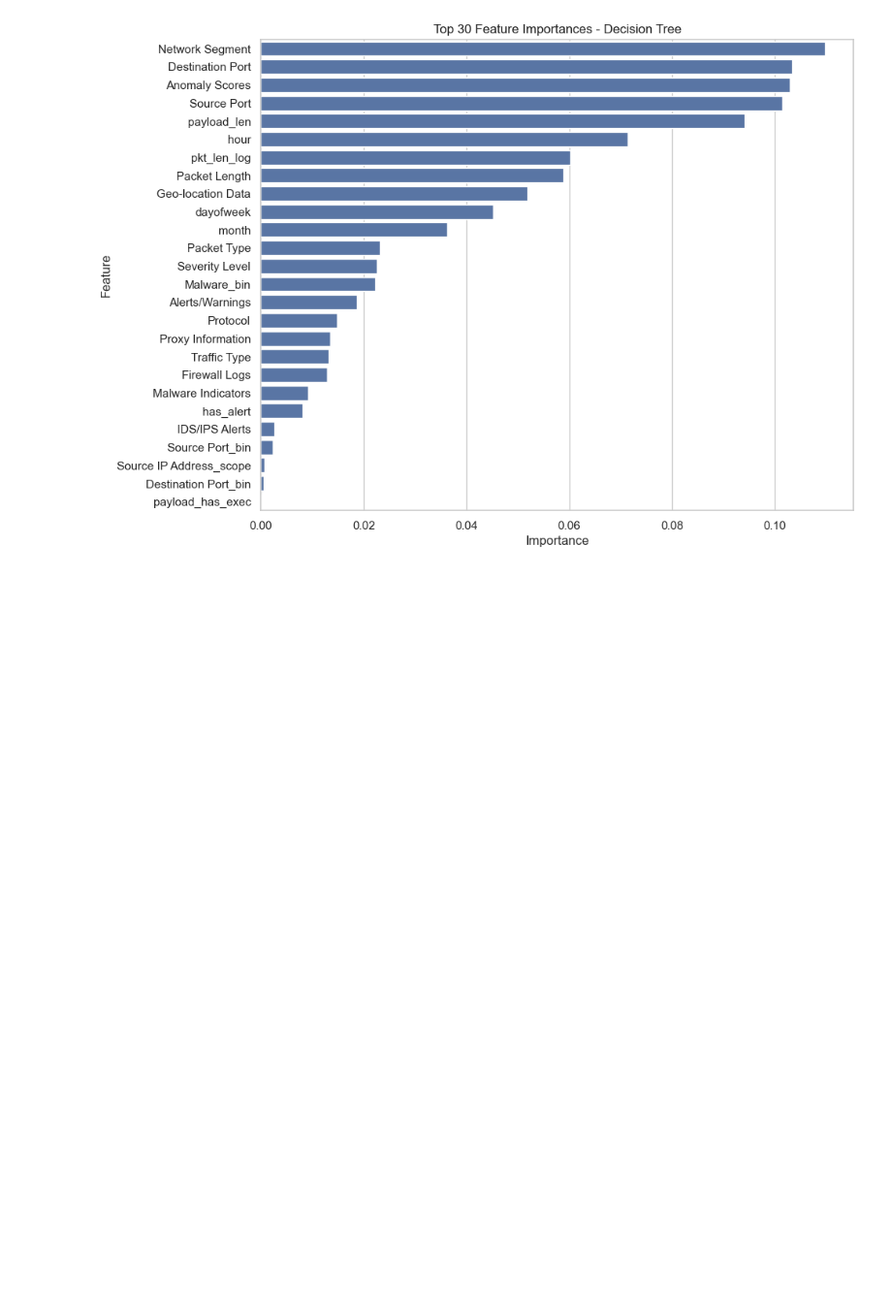
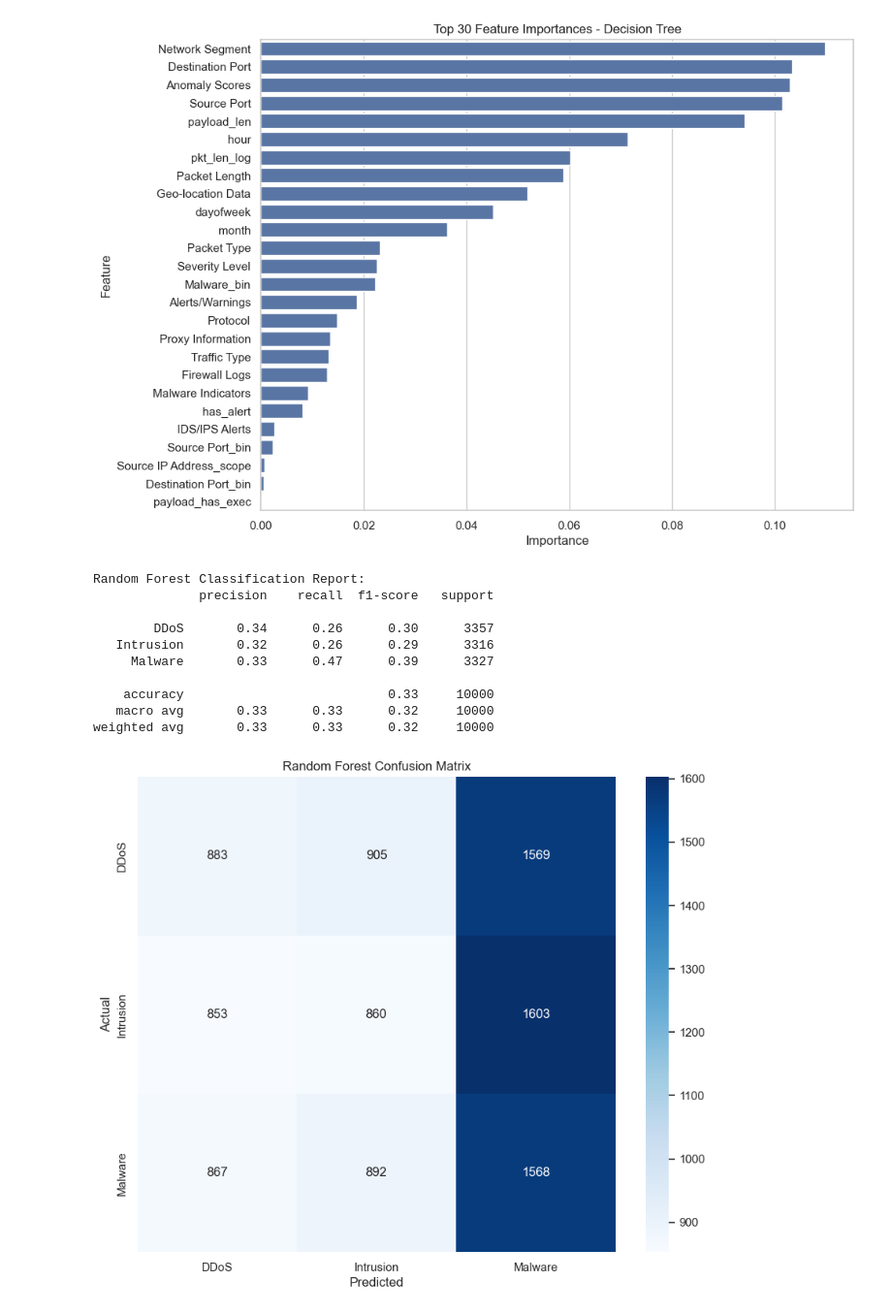
Before and after one commit to wizboltez/AnalyticaX, a Jupyter notebook: analyticaX.ipynb, the cells around one changed output. Shown at 97% size. Drawn from its saved outputs; the diff is of its cells as text; code cells hidden in the pictures; blank space fills up the shorter version.

```diff
--- a/analyticaX.ipynb
+++ b/analyticaX.ipynb
@@ -431,3 +431,81 @@ Decision Tree Classification Report:
 weighted avg       0.33      0.33      0.33     10000
 [figure]
 [figure]
+# %%
+# ---------------------------- Random Forest Classifier ----------------------------
+
+from sklearn.ensemble import RandomForestClassifier
+from imblearn.pipeline import Pipeline as ImbPipeline
+from imblearn.over_sampling import SMOTE
+from sklearn.metrics import classification_report, confusion_matrix
+import matplotlib.pyplot as plt
+import seaborn as sns
+import pandas as pd
+
+# ---------------------------- 1) Define Random Forest Pipeline ----------------------------
+# The pipeline includes preprocessing, SMOTE for class imbalance, and Random Forest classifier
+rf_pipeline = ImbPipeline([
+    ('preprocessor', preprocessor),                 # Apply numeric and categorical preprocessing
+    ('smote', SMOTE(random_state=42)),             # Handle class imbalance by oversampling minority classes
+    ('clf', RandomForestClassifier(
+        random_state=42,                            # Ensure reproducibility
+        class_weight='balanced',                     # Adjust weights inversely proportional to class frequencies
+        n_estimators=100,                            # Number of trees in the forest
+        max_depth=10,                                # Maximum depth of each tree
+        min_samples_split=5,                         # Minimum samples required to split a node
+        min_samples_leaf=2                            # Minimum samples required at a leaf node
+    ))
+])
+
+# ---------------------------- 2) Train the Random Forest Model ----------------------------
+rf_pipeline.fit(X_train, y_train)                  # Fit the pipeline on the training data
+
+# ---------------------------- 3) Make Predictions ----------------------------
+y_pred_rf = rf_pipeline.predict(X_test)           # Predict on the test set
+
+# ---------------------------- 4) Evaluate the Model ----------------------------
+# Print classification metrics: precision, recall, F1-score, and support for each class
+print("\nRandom Forest Classification Report:")
+print(classification_report(y_test, y_pred_rf, target_names=le_target.classes_))
+
+# Confusion matrix visualization
+cm = confusion_matrix(y_test, y_pred_rf)
+plt.figure(figsize=(10,8))
+sns.heatmap(
+    cm, annot=True, fmt='d', cmap='Blues',
+    xticklabels=le_target.classes_,
+    yticklabels=le_target.classes_
+)
+plt.title("Random Forest Confusion Matrix")
+plt.xlabel("Predicted")
+plt.ylabel("Actual")
+plt.show()
+
+# ---------------------------- 5) Feature Importances ----------------------------
+# Extract the trained Random Forest classifier
+rf_clf = rf_pipeline.named_steps['clf']
+importances = rf_clf.feature_importances_
+
+# Create a DataFrame of top 30 features by importance
+fi = pd.DataFrame({'feature': feat_names, 'importance': importances}) \
+        .sort_values('importance', ascending=False).head(30)
+
+# Plot top 30 feature importances
+plt.figure(figsize=(10,8))
+sns.barplot(x='importance', y='feature', data=fi)
+plt.title("Top 30 Feature Importances - Random Forest")
+plt.xlabel("Importance")
+plt.ylabel("Feature")
+plt.show()
+# %% [output]
+Random Forest Classification Report:
+              precision    recall  f1-score   support
+
+        DDoS       0.34      0.26      0.30      3357
+   Intrusion       0.32      0.26      0.29      3316
+     Malware       0.33      0.47      0.39      3327
+
+    accuracy                           0.33     10000
+   macro avg       0.33      0.33      0.32     10000
+weighted avg       0.33      0.33      0.32     10000
+[figure, added]
```
Also changed, not shown: parts of 2 cells of this notebook.
